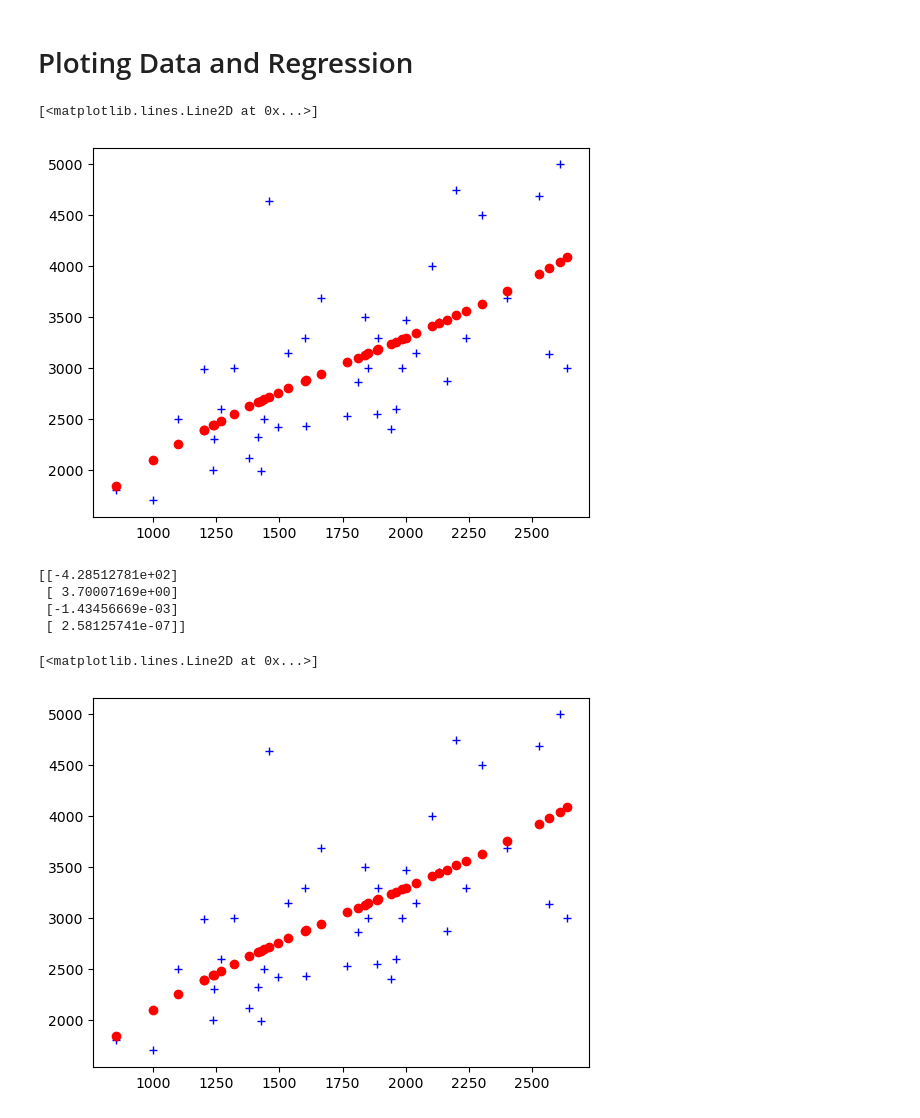
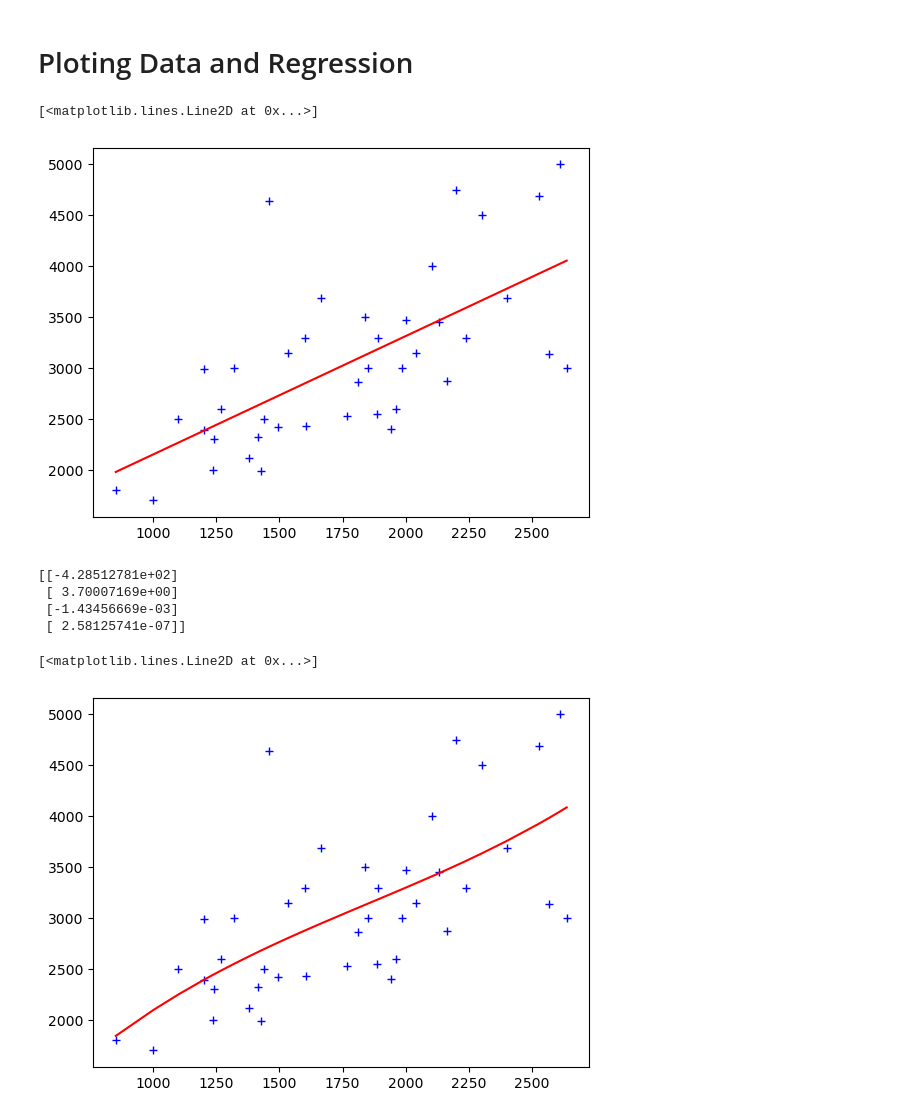
Before and after one commit to MORTAZAD66/ML_Practice, a Jupyter notebook: Linear Regression/LR.ipynb, the cells around one changed output. Saved outputs shown, nothing was run; the diff lists cells and outputs as text; code cells hidden in the pictures.

```diff
--- a/Linear Regression/LR.ipynb
+++ b/Linear Regression/LR.ipynb
@@ -8,13 +8,14 @@ file_path = 'data/house_price.txt' # Reading data from a file
 data = np.loadtxt(file_path, delimiter=',')
 
 x = data[: , 0]
+idx = np.argsort(x)
 X = np.zeros((41,2))
 X[: , 0] =  1
-X[: , 1] =  x # Creating Feature Matrix
-
+X[: , 1] =  x[idx] # Creating Feature Matrix
+#print(X)
 y= data[: , 1]
 Y = np.zeros((41,1))
-Y[: , 0] =  y
+Y[: , 0] =  y[idx]
 
 tetha = np.zeros((2,1))
 
@@ -30,22 +31,23 @@ z = Z[: , 0]
 # %%
 import matplotlib.pyplot as plt
 
 plt.plot(x, y, "ob", marker='+' )
-plt.plot(x, z, "ob", color ='r' )
+plt.plot(X[: , 1], z, color ='r' )
 # %% [output]
 [<matplotlib.lines.Line2D at 0x...>]
-[figure, old version]
+[figure, new version]
 # %%
 x = data[: , 0]
+idx = np.argsort(x)
 X = np.zeros((41,4))
 X[: , 0] =  1
-X[: , 1] =  x
-X[: , 2] =  (x**2)
-X[: , 3] =  (x**3) # Creating Feature Matrix
+X[: , 1] =  x[idx]
+X[: , 2] =  (x[idx]**2)
+X[: , 3] =  (x[idx]**3) # Creating Feature Matrix
 
 y= data[: , 1]
 Y = np.zeros((41,1))
-Y[: , 0] =  y
+Y[: , 0] =  y[idx]
 
 tetha = np.zeros((4,1))
 
@@ -55,11 +57,11 @@ Z = X @ tetha
 z = Z[: , 0]
 
 plt.plot(x, y, "ob", marker='+' )
-plt.plot(x, z, "ob", color ='r' )
+plt.plot(X[: , 1], z, color ='r' )
 # %% [output]
 [[-4.28512781e+02]
  [ 3.70007169e+00]
  [-1.43456669e-03]
  [ 2.58125741e-07]]
 [<matplotlib.lines.Line2D at 0x...>]
-[figure, old version]
+[figure, new version]
```
